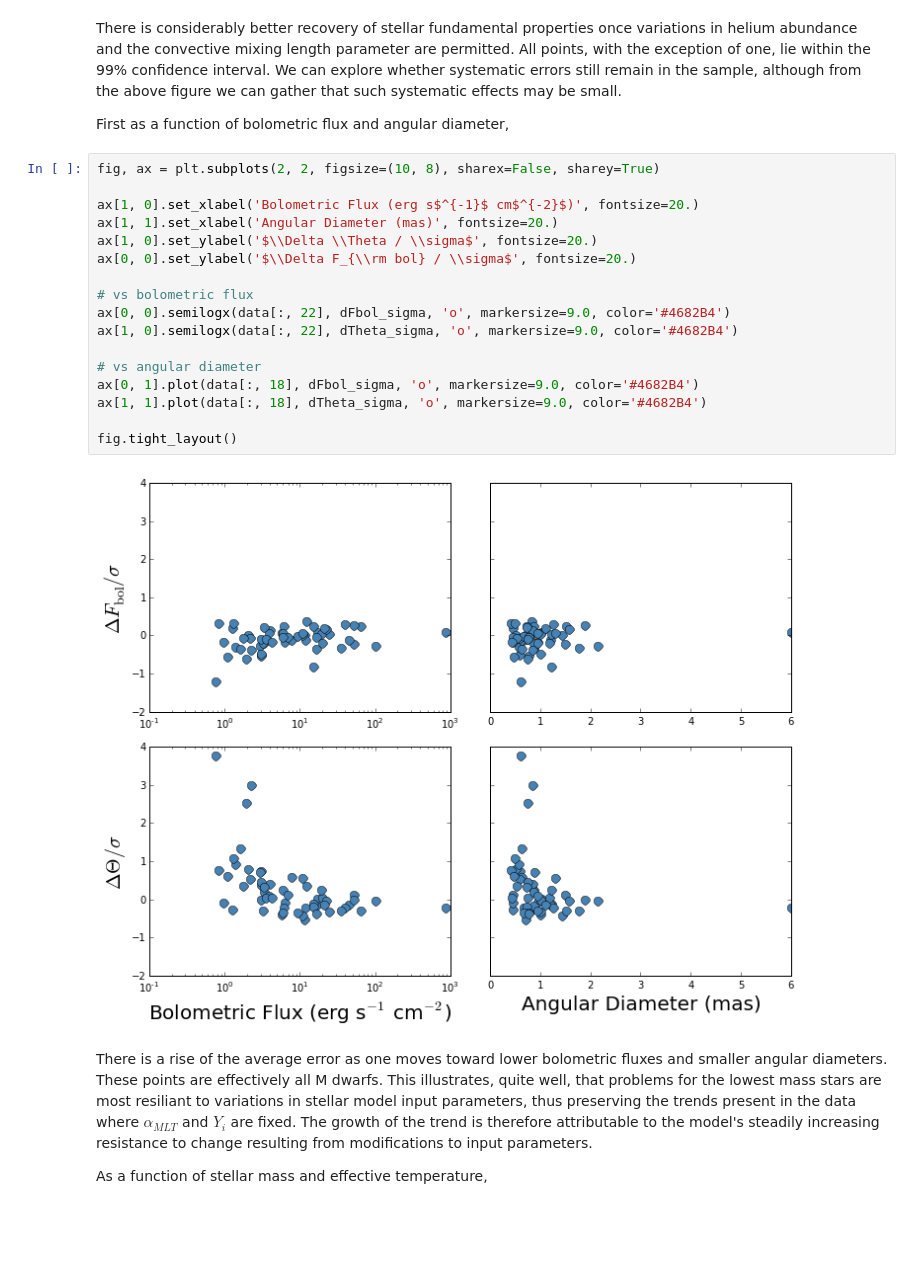
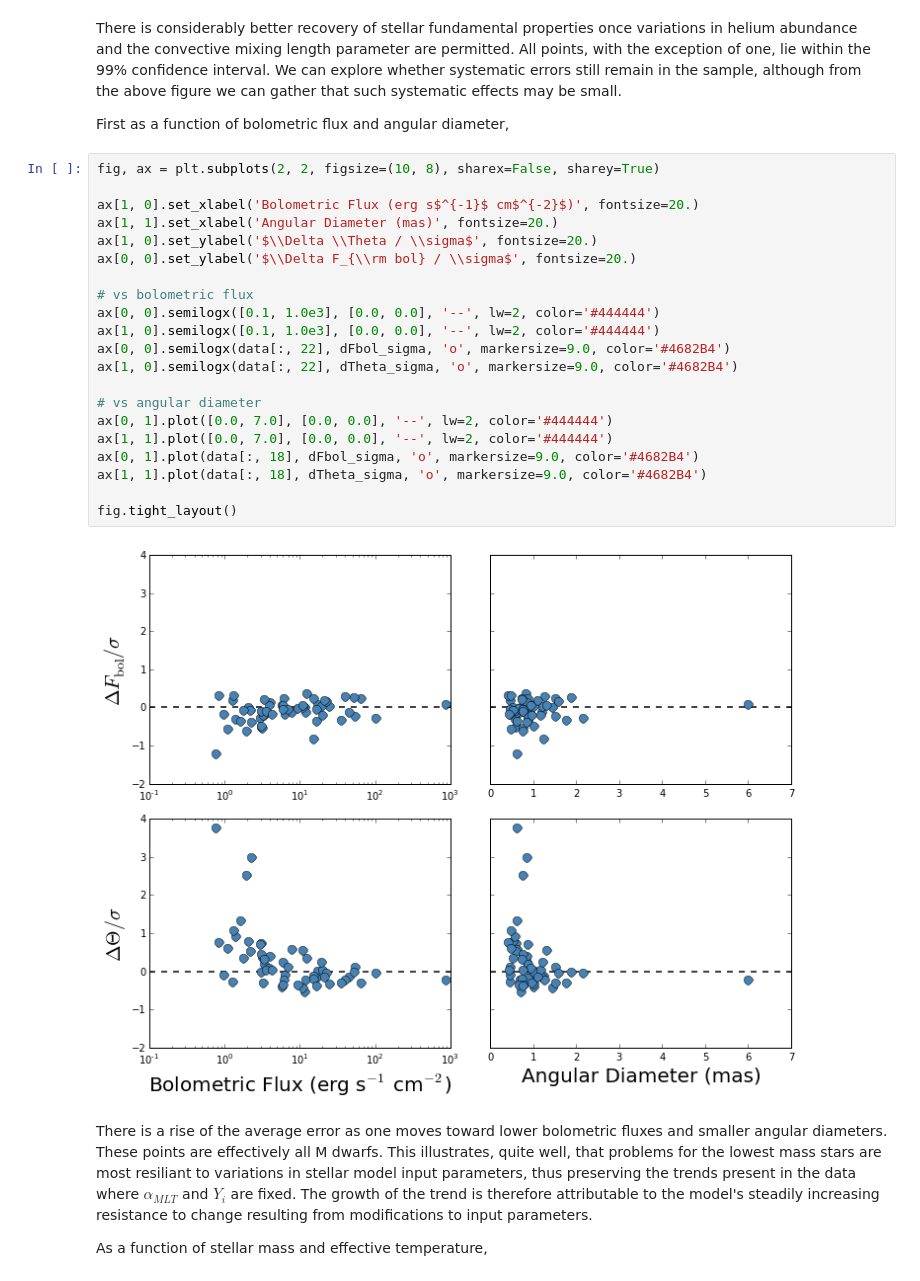
Before and after one commit to gfeiden/Notebook, a Jupyter notebook: Projects/mlt_calib/float_Y_float_alpha.ipynb, the cells around one changed output. Cells and saved outputs as stored; diff of their text form; blank space fills up the shorter version.

```diff
--- a/Projects/mlt_calib/float_Y_float_alpha.ipynb
+++ b/Projects/mlt_calib/float_Y_float_alpha.ipynb
@@ -85,22 +85,26 @@ First as a function of bolometric flux and angular diameter,
 # %%
 fig, ax = plt.subplots(2, 2, figsize=(10, 8), sharex=False, sharey=True)
 
 ax[1, 0].set_xlabel('Bolometric Flux (erg s$^{-1}$ cm$^{-2}$)', fontsize=20.)
 ax[1, 1].set_xlabel('Angular Diameter (mas)', fontsize=20.)
 ax[1, 0].set_ylabel('$\\Delta \\Theta / \\sigma$', fontsize=20.)
 ax[0, 0].set_ylabel('$\\Delta F_{\\rm bol} / \\sigma$', fontsize=20.)
 
 # vs bolometric flux
+ax[0, 0].semilogx([0.1, 1.0e3], [0.0, 0.0], '--', lw=2, color='#444444')
+ax[1, 0].semilogx([0.1, 1.0e3], [0.0, 0.0], '--', lw=2, color='#444444')
 ax[0, 0].semilogx(data[:, 22], dFbol_sigma, 'o', markersize=9.0, color='#4682B4')
 ax[1, 0].semilogx(data[:, 22], dTheta_sigma, 'o', markersize=9.0, color='#4682B4')
 
 # vs angular diameter
+ax[0, 1].plot([0.0, 7.0], [0.0, 0.0], '--', lw=2, color='#444444')
+ax[1, 1].plot([0.0, 7.0], [0.0, 0.0], '--', lw=2, color='#444444')
 ax[0, 1].plot(data[:, 18], dFbol_sigma, 'o', markersize=9.0, color='#4682B4')
 ax[1, 1].plot(data[:, 18], dTheta_sigma, 'o', markersize=9.0, color='#4682B4')
 
 fig.tight_layout()
 # %% [output]
-[figure, old version]
+[figure, new version]
 # %% [markdown]
 There is a rise of the average error as one moves toward lower bolometric fluxes and smaller angular diameters. These points are effectively all M dwarfs. This illustrates, quite well, that problems for the lowest mass stars are most resiliant to variations in stellar model input parameters, thus preserving the trends present in the data where $\alpha_{MLT}$ and $Y_i$ are fixed. The growth of the trend is therefore attributable to the model's steadily increasing resistance to change resulting from modifications to input parameters.
 
```
Also changed, not shown: parts of 8 cells of this notebook.
